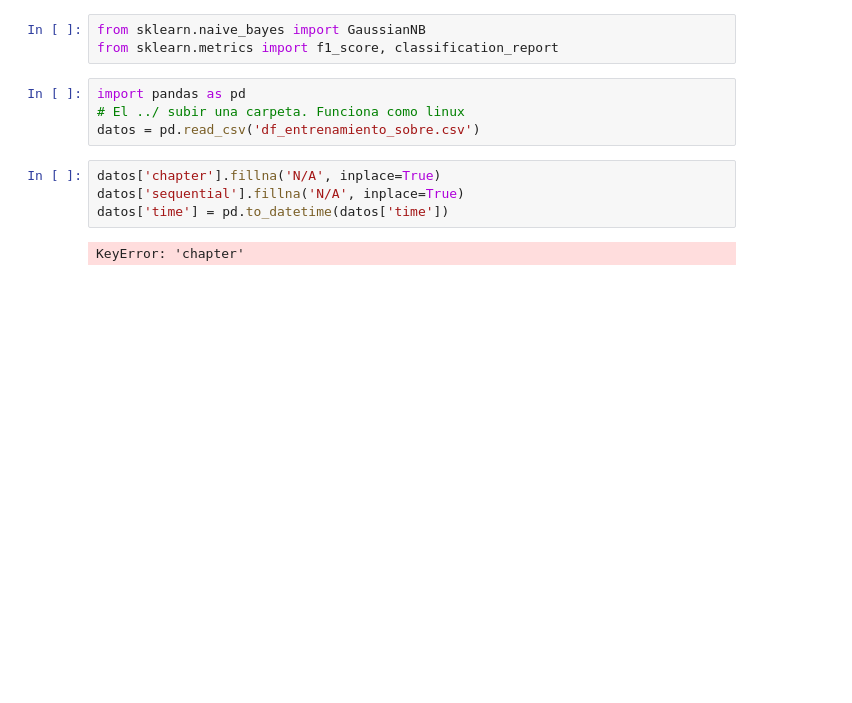
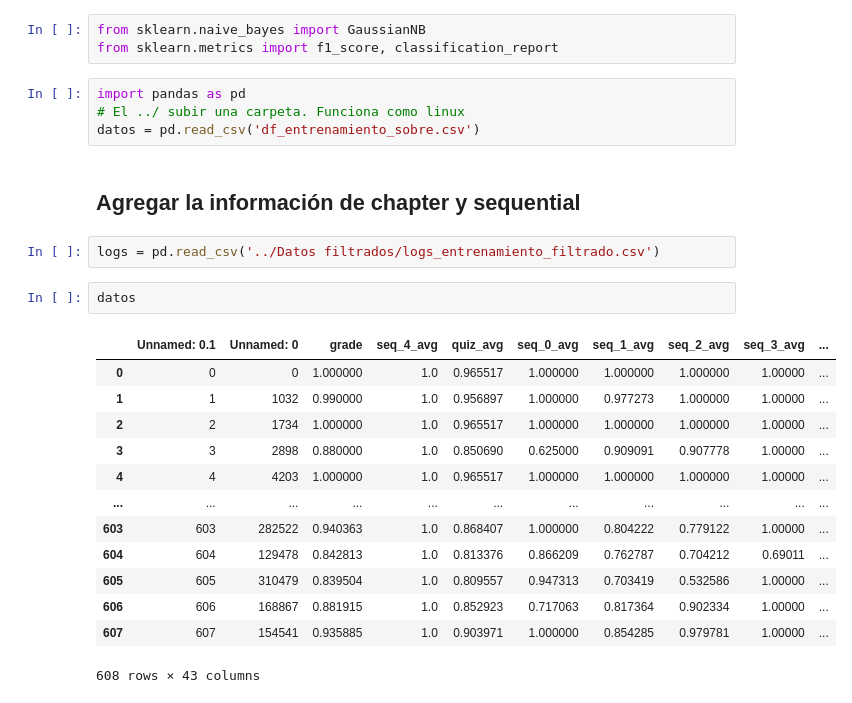
Before and after one commit to danieljarah/casoCDD, a Jupyter notebook: Naive bayes/Modelo-naive-nayes.ipynb, the cells around one changed output. Saved outputs shown, nothing was run; the diff lists cells and outputs as text; blank space fills up the shorter version.

Commit message:
Ultimos cambios
me falta correr la validacion que hay que correrle los datos de cruce

```diff
--- a/Naive bayes/Modelo-naive-nayes.ipynb
+++ b/Naive bayes/Modelo-naive-nayes.ipynb
@@ -9,9 +9,23 @@ from sklearn.metrics import f1_score, classification_report
 import pandas as pd
 # El ../ subir una carpeta. Funciona como linux
 datos = pd.read_csv('df_entrenamiento_sobre.csv')
-# %%
-datos['chapter'].fillna('N/A', inplace=True)
-datos['sequential'].fillna('N/A', inplace=True)
-datos['time'] = pd.to_datetime(datos['time'])
-# %% [output]
-KeyError: 'chapter'
+# %% [markdown]
+## Agregar la información de chapter y sequential
+# %%
+logs = pd.read_csv('../Datos filtrados/logs_entrenamiento_filtrado.csv')
+# %%
+datos
+# %% [output]
+|  | Unnamed: 0.1 | Unnamed: 0 | grade | seq_4_avg | quiz_avg | seq_0_avg | seq_1_avg | seq_2_avg | seq_3_avg | ... |
+| 0 | 0 | 0 | 1.000000 | 1.0 | 0.965517 | 1.000000 | 1.000000 | 1.000000 | 1.00000 | ... |
+| 1 | 1 | 1032 | 0.990000 | 1.0 | 0.956897 | 1.000000 | 0.977273 | 1.000000 | 1.00000 | ... |
+| 2 | 2 | 1734 | 1.000000 | 1.0 | 0.965517 | 1.000000 | 1.000000 | 1.000000 | 1.00000 | ... |
+| 3 | 3 | 2898 | 0.880000 | 1.0 | 0.850690 | 0.625000 | 0.909091 | 0.907778 | 1.00000 | ... |
+| 4 | 4 | 4203 | 1.000000 | 1.0 | 0.965517 | 1.000000 | 1.000000 | 1.000000 | 1.00000 | ... |
+| ... | ... | ... | ... | ... | ... | ... | ... | ... | ... | ... |
+| 603 | 603 | 282522 | 0.940363 | 1.0 | 0.868407 | 1.000000 | 0.804222 | 0.779122 | 1.00000 | ... |
+| 604 | 604 | 129478 | 0.842813 | 1.0 | 0.813376 | 0.866209 | 0.762787 | 0.704212 | 0.69011 | ... |
+| 605 | 605 | 310479 | 0.839504 | 1.0 | 0.809557 | 0.947313 | 0.703419 | 0.532586 | 1.00000 | ... |
+| 606 | 606 | 168867 | 0.881915 | 1.0 | 0.852923 | 0.717063 | 0.817364 | 0.902334 | 1.00000 | ... |
+| 607 | 607 | 154541 | 0.935885 | 1.0 | 0.903971 | 1.000000 | 0.854285 | 0.979781 | 1.00000 | ... |
+608 rows × 43 columns
```
Also changed, not shown: parts of 7 cells of this notebook, 1 other file.
